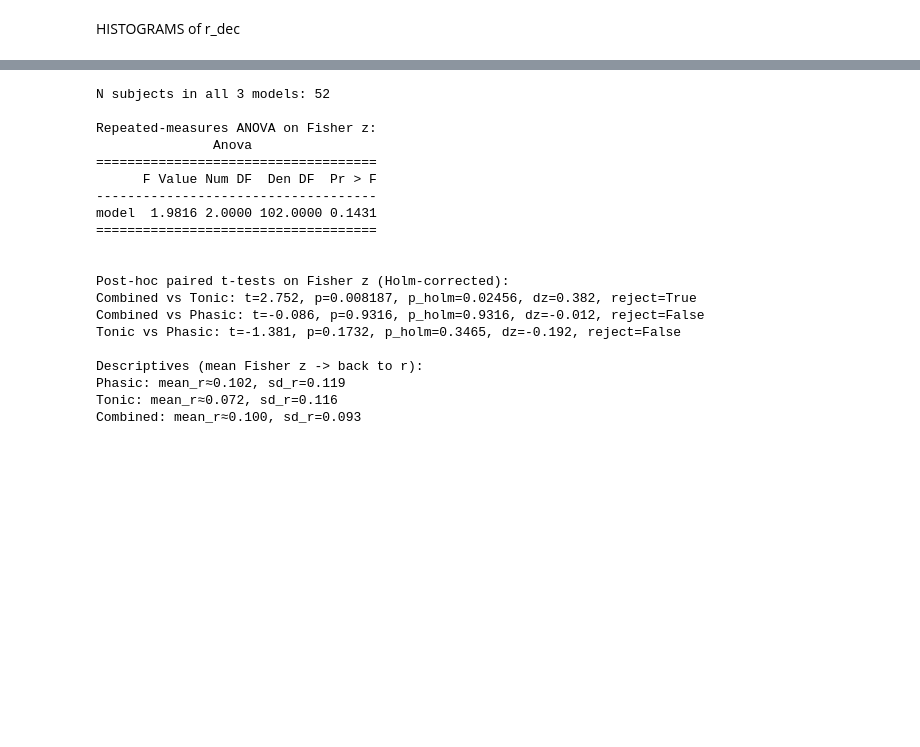
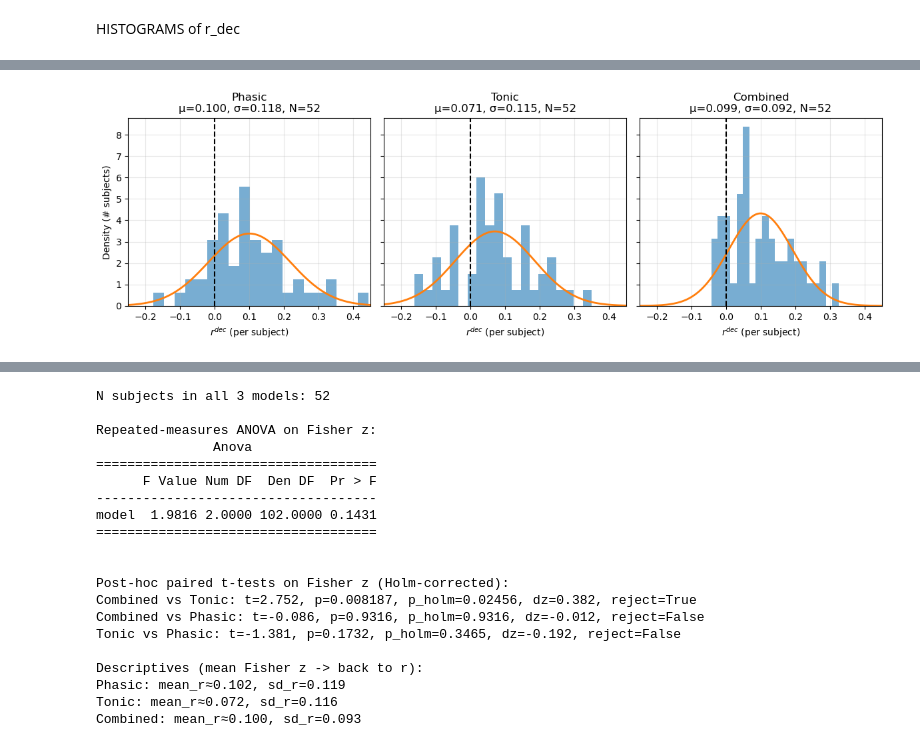
Before and after one commit to Claradavilaa/Special_course, a Jupyter notebook: THESIS/eelbrain/exaple.ipynb, the cells around one changed output, grey strips where cells are left out. Saved outputs shown, nothing was run; the diff lists cells and outputs as text; code cells hidden in the pictures; blank space fills up the shorter version.

Commit message:
finalising thesis

```diff
--- a/THESIS/eelbrain/exaple.ipynb
+++ b/THESIS/eelbrain/exaple.ipynb
@@ -1007,30 +1007,67 @@ def reduce_to_subject_values(df, agg_method="fisher_mean"):
     out = out[np.isfinite(out["r_sub"])]
     return out
 
-def one_sided_t_on_r(r, alternative="greater"):
+def holm_adjust(pvals):
+    """Holm step-down adjustment. Returns adjusted p-values in original order."""
+    pvals = np.asarray(pvals, float)
+    m = len(pvals)
+    order = np.argsort(pvals)
+    p_sorted = pvals[order]
+
+    adj_sorted = (m - np.arange(m)) * p_sorted
+    adj_sorted = np.minimum(adj_sorted, 1.0)
+    adj_sorted = np.maximum.accumulate(adj_sorted)
+
+    adj = np.empty_like(adj_sorted)
+    adj[order] = adj_sorted
+    return adj
+
+
+from scipy.stats import t as tdist
+
+def one_sided_t_on_r(r, alternative="greater", alpha=0.05):
     r = np.asarray(r, float)
     r = r[np.isfinite(r)]
     r = np.clip(r, -0.999999, 0.999999)
     z = np.arctanh(r)
 
-    t, p2 = ttest_1samp(z, 0.0)
+    tstat, p2 = ttest_1samp(z, 0.0)
+
     if alternative == "greater":
-        p1 = p2/2 if t > 0 else 1 - p2/2
+        p1 = p2/2 if tstat > 0 else 1 - p2/2
     elif alternative == "less":
-        p1 = p2/2 if t < 0 else 1 - p2/2
+        p1 = p2/2 if tstat < 0 else 1 - p2/2
     else:
         raise ValueError
 
-    mean_z = float(np.mean(z)) if len(z) else np.nan
+    N = len(z)
+    mean_z = float(np.mean(z)) if N else np.nan
+    sd_z   = float(np.std(z, ddof=1)) if N > 1 else np.nan
     mean_r = float(np.tanh(mean_z)) if np.isfinite(mean_z) else np.nan
+    sd_r   = float(np.std(r, ddof=1)) if N > 1 else np.nan
+
+    # ---- 95% CI for the mean (in z, then back-transform to r) ----
+    if N > 1 and np.isfinite(sd_z):
+        se_z = sd_z / np.sqrt(N)
+        tcrit = tdist.ppf(1 - alpha/2, df=N-1)
+        ci_z = (mean_z - tcrit * se_z, mean_z + tcrit * se_z)
+        ci_r = (float(np.tanh(ci_z[0])), float(np.tanh(ci_z[1])))
+    else:
+        ci_z = (np.nan, np.nan)
+        ci_r = (np.nan, np.nan)
+
     return {
-        "N": int(len(z)),
+        "N": int(N),
         "mean_z": mean_z,
+        "sd_z": sd_z,
         "mean_r": mean_r,
-        "t": float(t),
+        "sd_r": sd_r,
+        "ci_r": ci_r,          # <-- add this
+        "t": float(tstat),
         "p_one_sided": float(p1),
         "p_two_sided": float(p2),
     }
+
 
 
 # -------------------------------------------------------------------
@@ -1082,13 +1119,32 @@ if not PLOT_BY_LOAD:
     plt.show()
 
     # -------------------------------------------------------------------
-    # One-sided t-tests
+    # One-sided t-tests + Holm correction across the three models
     # -------------------------------------------------------------------
     print("\nOne-sided Fisher-z t-test (H1: mean r > 0), subject-level values:")
+
+    stats_by_model = {}
     for title, df in models.items():
         sub_df = reduce_to_subject_values(df, agg_method=AGG_METHOD)
-        stats = one_sided_t_on_r(sub_df["r_sub"].to_numpy(), "greater")
-        print(f"{title}: {stats}")
+        stats_by_model[title] = one_sided_t_on_r(sub_df["r_sub"].to_numpy(), "greater")
+
+    # Holm-correct across models (Phasic, Tonic, Combined)
+    model_order = list(models.keys())
+
+    # Choose which p-values to correct:
+    #   - two-sided (recommended if your thesis uses two-sided by default)
+    p_raw = [stats_by_model[m]["p_two_sided"] for m in model_order]
+    # If you instead want Holm on the one-sided p-values, use:
+    # p_raw = [stats_by_model[m]["p_one_sided"] for m in model_order]
+
+    p_holm = holm_adjust(p_raw)
+
+    for m, ph in zip(model_order, p_holm):
+        stats_by_model[m]["p_holm"] = float(ph)
+
+    for m in model_order:
+        print(f"{m}: {stats_by_model[m]}")
+
 
 else:
     # 3x3 grid: model x load
@@ -1145,0 +1197 @@ Combined: {'N': 52, 'mean_z': 0.100822917187473, 'mean_r': 0.1004826701900618, '
+[figure, added]
```
Also changed, not shown: parts of 1 cell of this notebook, 4 other files.
